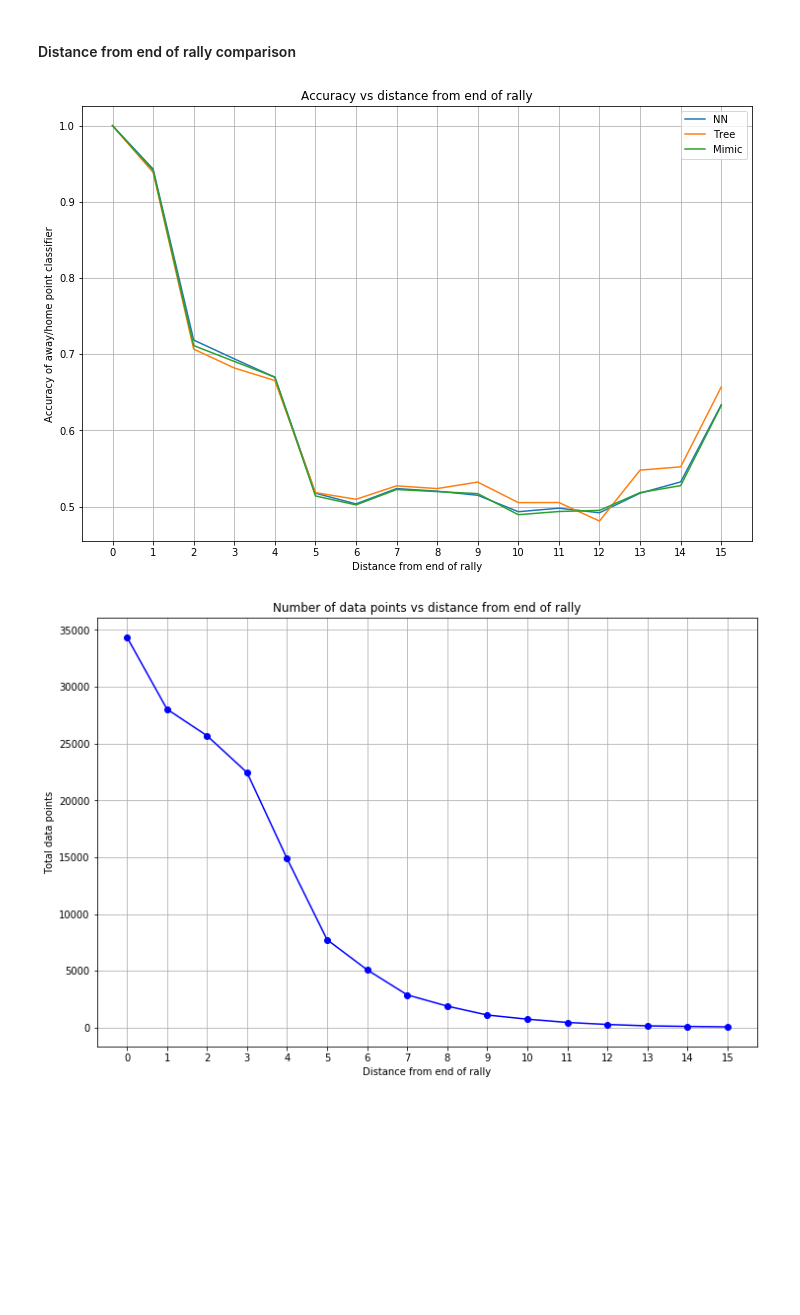
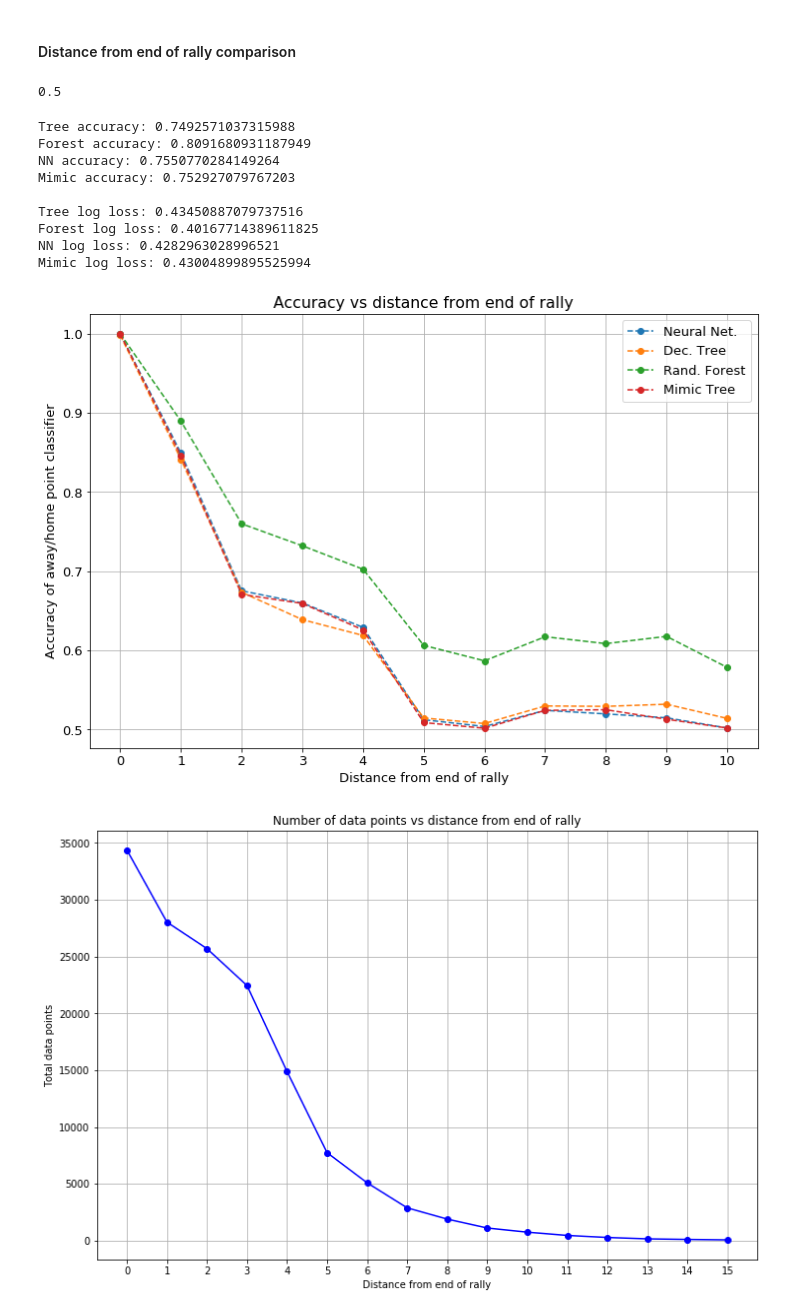
Before and after one commit to sfu-cl-lab/martin-project, a Jupyter notebook: notebook/Questions.ipynb, the cells around one changed output. Drawn from its saved outputs; the diff is of its cells as text; code cells hidden in the pictures; blank space fills up the shorter version.

```diff
--- a/notebook/Questions.ipynb
+++ b/notebook/Questions.ipynb
@@ -307,15 +307,18 @@ for score in range(5,26,5):
 
 import matplotlib.pyplot as plt
 plt.figure(figsize=(9,6))
-plt.title('Serve risk assessment')
-plt.ylabel('Point score probability')
+plt.rcParams.update({'font.size': 13})
+plt.title('Serve Outcome Values')
+plt.ylabel('Point Scoring probability')
 plt.xlabel('Score')
 plt.grid(True)
 #plt.bar([5,10,15,20,25], values[:,2])
-plt.bar([5,10,15,20,25], values[:,1])
-plt.bar([5,10,15,20,25], values[:,0])
+plt.bar([4,9,14,19,24], values[:,1], width=2)
+plt.bar([6,11,16,21,26], values[:,0], width=2)
 plt.legend(['!','-'],loc='lower right')
-plt.ylim(30,45)
+#plt.set_xticklabels(['1','2','3','4','5'])
+plt.ylim(30,46)
+plt.savefig('serve_risk.pdf', format='pdf')
 plt.show()
 # %% [output]
 Home - serve by score:
@@ -433,7 +436,8 @@ F -0.7499313103525262
 #### Distance from end of rally comparison
 # %%
 y_prob_tree = pickle.load(open('../output/y_probabilities_tree.pkl', 'rb'))
-y_mimic = pickle.load(open('../output/y_probabilities_mimictree.pkl', 'rb'))
+y_prob_forest = pickle.load(open('../output/y_probabilities_forest.pkl', 'rb'))
+q_mimic = pickle.load(open('../output/q_values_mimictree.pkl', 'rb'))
 true_prob = np.zeros([len(vb),2])
 true_prob[:,0] = .5-.5*vb.RewardValue
 true_prob[:,1] = 1 - true_prob[:,0]
@@ -441,34 +445,67 @@ nn_prob = np.zeros([len(vb),2])
 nn_prob[:,0] = .5-.5*q_values
 nn_prob[:,1] = 1 - nn_prob[:,0]
 mimic_prob = np.zeros([len(vb),2])
-mimic_prob[:,0] = .5-.5*y_mimic
+mimic_prob[:,0] = .5-.5*q_mimic
 mimic_prob[:,1] = 1 - mimic_prob[:,0]
+# %%
+print(metrics.accuracy_score([1,0],[1,1]))
+# %% [output]
+0.5
 # %%
 import matplotlib.pyplot as plt
 accs_nn = []
 accs_tree = []
+accs_forest = []
 accs_mimic = []
-max_dist = 15
+max_dist = 10
+
+true_labels = np.argmax(true_prob, axis=1)
+tree_labels = np.argmax(y_prob_tree, axis=1)
+forest_labels = np.argmax(y_prob_forest, axis=1)
+nn_labels = np.argmax(nn_prob, axis=1)
+mimic_labels = np.argmax(mimic_prob, axis=1)
+
+print('Tree accuracy:', metrics.accuracy_score(true_labels, tree_labels))
+print('Forest accuracy:', metrics.accuracy_score(true_labels, forest_labels))
+print('NN accuracy:', metrics.accuracy_score(true_labels, nn_labels))
+print('Mimic accuracy:', metrics.accuracy_score(true_labels, mimic_labels))
+
+print('\nTree log loss:', metrics.log_loss(true_prob, y_prob_tree))
+print('Forest log loss:', metrics.log_loss(true_prob, y_prob_forest))
+print('NN log loss:', metrics.log_loss(true_prob, nn_prob))
+print('Mimic log loss:', metrics.log_loss(true_prob, mimic_prob))
+
 for dist in range(0,max_dist+1):
     cond = (vb.RewardDistance == dist)
-    #print('\nTree accuracy for distance %d: %.4f' % (dist, metrics.accuracy_score(tree_pred[cond], vb.RewardValue[cond])))
-    #print('NN accuracy for distance %d: %.4f' % (dist, metrics.accuracy_score(nn_pred[cond], vb.RewardValue[cond])))
-    accs_tree.append(metrics.roc_auc_score(true_prob[cond], y_prob_tree[cond]))
-    accs_nn.append(metrics.roc_auc_score(true_prob[cond], nn_prob[cond]))
-    accs_mimic.append(metrics.roc_auc_score(true_prob[cond], mimic_prob[cond]))
+    accs_tree.append(metrics.accuracy_score(true_labels[cond], tree_labels[cond]))
+    accs_forest.append(metrics.accuracy_score(true_labels[cond], forest_labels[cond]))
+    accs_nn.append(metrics.accuracy_score(true_labels[cond], nn_labels[cond]))
+    accs_mimic.append(metrics.accuracy_score(true_labels[cond], mimic_labels[cond]))
 plt.figure(figsize=(12,8))
+plt.rcParams.update({'font.size': 13})
 plt.title('Accuracy vs distance from end of rally')
 plt.grid(True)
 plt.xticks(range(0,max_dist+1))
 plt.xlabel('Distance from end of rally')
 plt.ylabel('Accuracy of away/home point classifier')
-plt.plot(range(0,max_dist+1), accs_nn)
-plt.plot(range(0,max_dist+1), accs_tree)
-plt.plot(range(0,max_dist+1), accs_mimic)
-plt.legend(['NN','Tree','Mimic'])
+plt.plot(range(0,max_dist+1), accs_nn,'o--')
+plt.plot(range(0,max_dist+1), accs_tree,'o--')
+plt.plot(range(0,max_dist+1), accs_forest,'o--')
+plt.plot(range(0,max_dist+1), accs_mimic,'o--')
+plt.legend(['Neural Net.','Dec. Tree','Rand. Forest','Mimic Tree'])
+plt.savefig('acc_vs_dist.pdf', format='pdf')
 plt.show()
 # %% [output]
+Tree accuracy: 0.7492571037315988
+Forest accuracy: 0.8091680931187949
+NN accuracy: 0.7550770284149264
+Mimic accuracy: 0.752927079767203
+
+Tree log loss: 0.43450887079737516
+Forest log loss: 0.40167714389611825
+NN log loss: 0.4282963028996521
+Mimic log loss: 0.43004899895525994
-[figure, old version]
+[figure, new version]
 # %%
 import matplotlib.pyplot as plt
 totals = []
```
Also changed, not shown: parts of 4 cells of this notebook, 9 other files.
